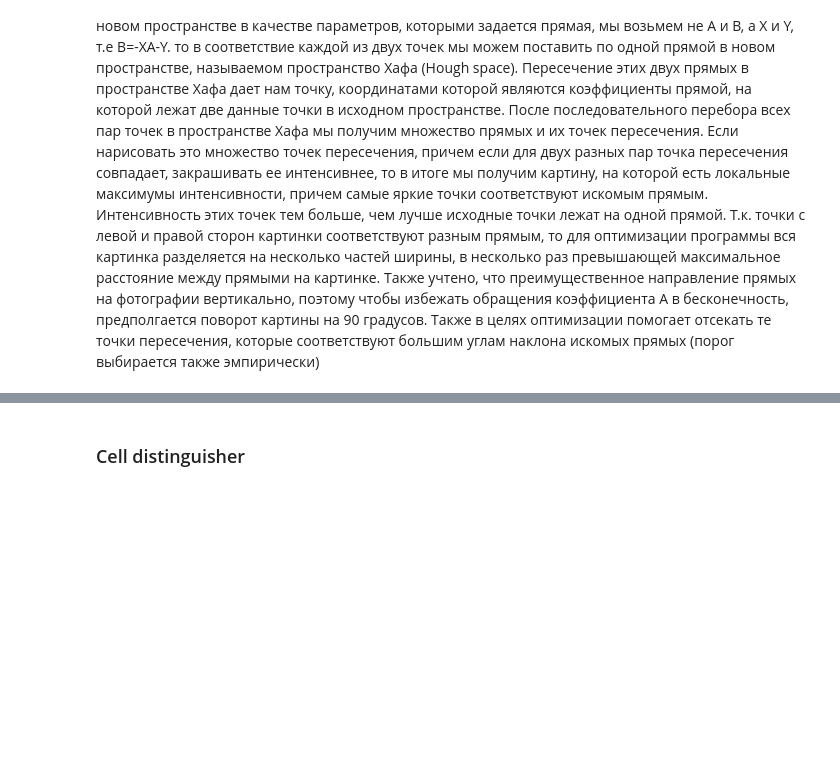
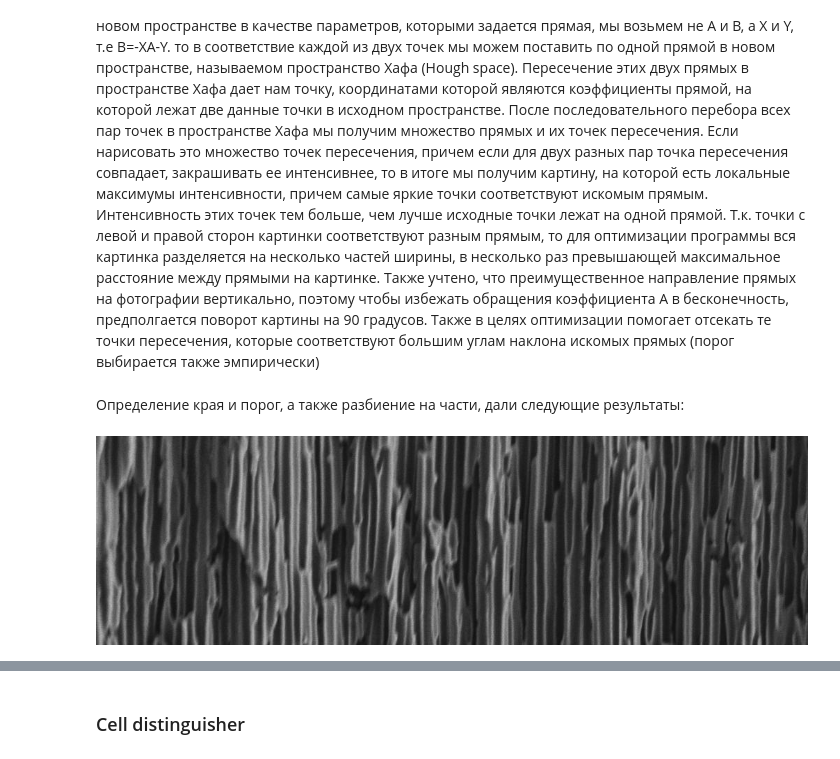
Before and after one commit to vdrhtc/CellDistinguisher, a Jupyter notebook: PIL_Test.ipynb, the cells around one changed output, grey strips where cells are left out. Cells and saved outputs as stored; diff of their text form; code cells hidden in the pictures; blank space fills up the shorter version.

```diff
--- a/PIL_Test.ipynb
+++ b/PIL_Test.ipynb
@@ -69,0 +68,6 @@ Image('gist.png')
+# %% [markdown]
+Определение края и порог, а также разбиение на части, дали следующие результаты:
+# %%
+Image('./tubes_unprocessed.jpg')
+# %% [output]
+[figure, added]
```
Also changed, not shown: parts of 45 cells of this notebook.
